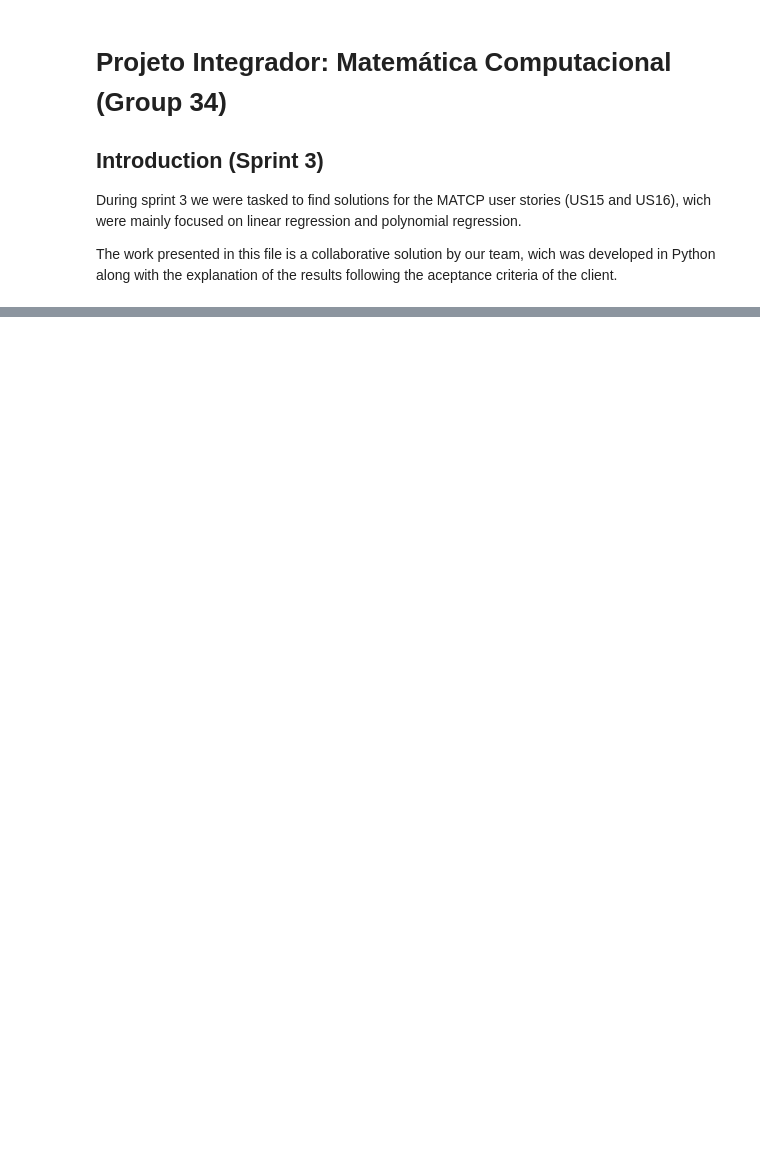
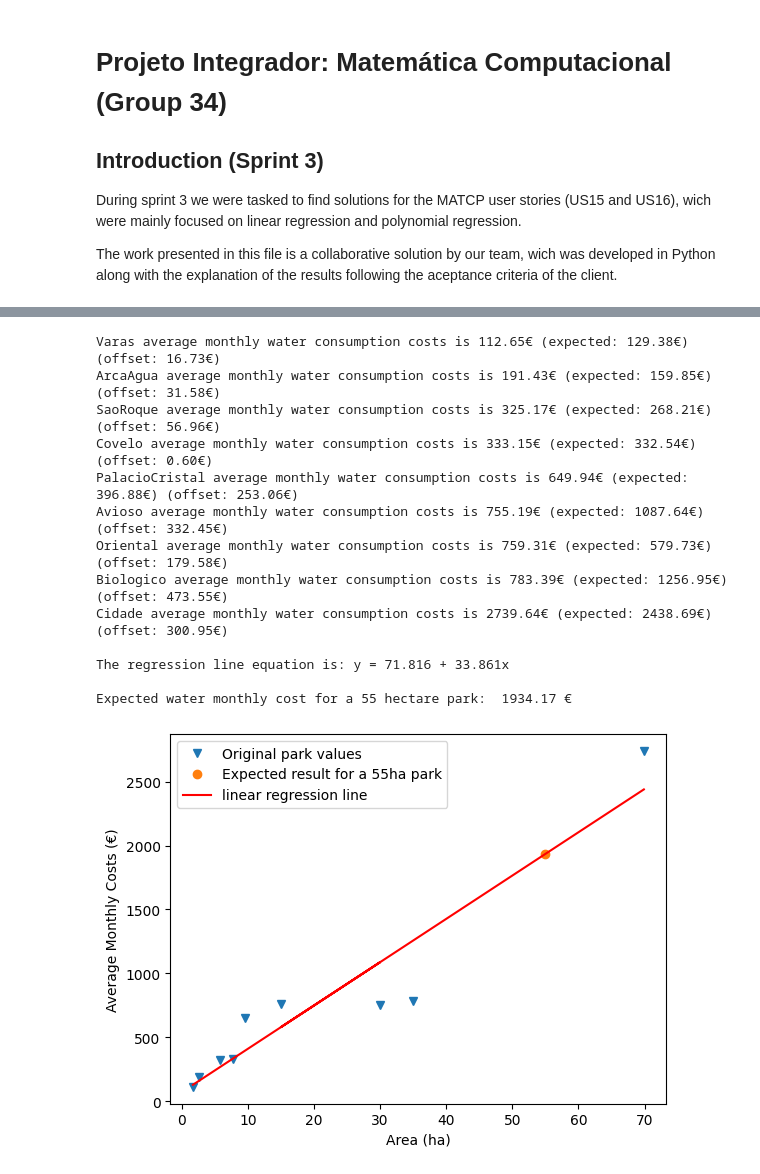
Before and after one commit to Rui-San/LAPR2_2023_2024, a Jupyter notebook: src/MATCP/sprint 3/MATCP_sprint3_solution.ipynb, the cells around one changed output, grey strips where cells are left out. Cells and saved outputs as stored; diff of their text form; code cells hidden in the pictures; blank space fills up the shorter version.

```diff
--- a/src/MATCP/sprint 3/MATCP_sprint3_solution.ipynb
+++ b/src/MATCP/sprint 3/MATCP_sprint3_solution.ipynb
@@ -101,0 +103,42 @@ US16 -
+# %%
+Sxx = 0; Syy = 0; Sxy = 0
+media_x = np.mean(x); media_y = np.mean(y)
+
+for value_x in x:
+    Sxx += (value_x - media_x)**2
+for value_y in y:
+    Syy += (value_y - media_y)**2
+for index in range(len(x)):
+    Sxy += (x[index] - media_x) * (y[index] - media_y)
+
+modelo = sp.stats.linregress(x, y)
+
+for index, row in df_avg_monthly_costs.iterrows():
+    print(f"{row['Park']} average monthly water consumption costs is {row['avgMonthlyCost']:.2f}€ (expected: {modelo.intercept + modelo.slope*row['Area']:.2f}€) (offset: {abs(row['avgMonthlyCost'] - (modelo.intercept + modelo.slope*row['Area'])):.2f}€)")
+
+print(f'\nThe regression line equation is: y = {modelo.intercept:.3f} + {modelo.slope:.3f}x')
+
+df = pd.DataFrame({'x':x, 'y':y})  # Corrected this line
+plt.plot(df.x, df.y, 'v', label='Original park values')
+plt.plot(55, modelo.intercept + modelo.slope*55,'o', label='Expected result for a 55ha park')
+plt.plot(df.x, modelo.intercept + modelo.slope*df.x, 'r', label='linear regression line')
+plt.xlabel('Area (ha)')
+plt.ylabel('Average Monthly Costs (€)')
+plt.legend()
+
+print("\nExpected water monthly cost for a 55 hectare park: ", f"{modelo.intercept + modelo.slope*55:.2f}" , "€" );
+# %% [output]
+Varas average monthly water consumption costs is 112.65€ (expected: 129.38€) (offset: 16.73€)
+ArcaAgua average monthly water consumption costs is 191.43€ (expected: 159.85€) (offset: 31.58€)
+SaoRoque average monthly water consumption costs is 325.17€ (expected: 268.21€) (offset: 56.96€)
+Covelo average monthly water consumption costs is 333.15€ (expected: 332.54€) (offset: 0.60€)
+PalacioCristal average monthly water consumption costs is 649.94€ (expected: 396.88€) (offset: 253.06€)
+Avioso average monthly water consumption costs is 755.19€ (expected: 1087.64€) (offset: 332.45€)
+Oriental average monthly water consumption costs is 759.31€ (expected: 579.73€) (offset: 179.58€)
+Biologico average monthly water consumption costs is 783.39€ (expected: 1256.95€) (offset: 473.55€)
+Cidade average monthly water consumption costs is 2739.64€ (expected: 2438.69€) (offset: 300.95€)
+
+The regression line equation is: y = 71.816 + 33.861x
+
+Expected water monthly cost for a 55 hectare park:  1934.17 €
+[figure, added]
```
Also changed, not shown: parts of 13 cells of this notebook.
